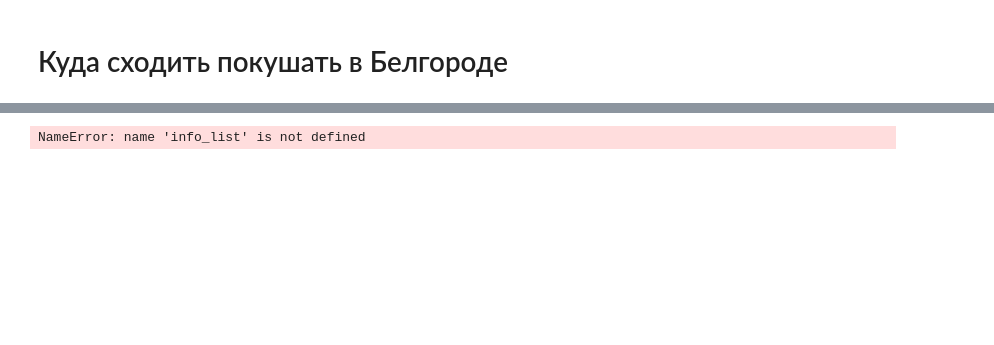
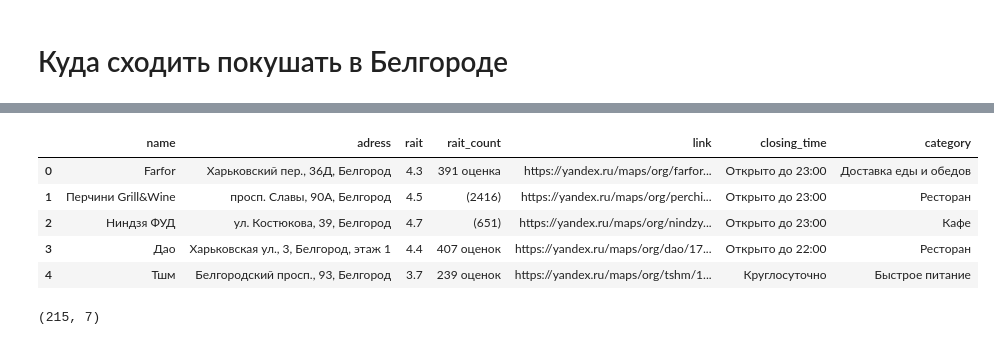
Before and after one commit to crissyro/base-of-DS, a Jupyter notebook: notebooks/parsing_food.ipynb, the cells around one changed output, grey strips where cells are left out. Drawn from its saved outputs; the diff is of its cells as text; code cells hidden in the pictures; blank space fills up the shorter version.

```diff
--- a/notebooks/parsing_food.ipynb
+++ b/notebooks/parsing_food.ipynb
@@ -142,5 +136,14 @@ info_list
 # %%
 df = pd.DataFrame(info_list)
-df
+df.head()
 # %% [output]
-NameError: name 'info_list' is not defined
+|  | name | adress | rait | rait_count | link | closing_time | category |
+| 0 | Farfor | Харьковский пер., 36Д, Белгород | 4.3 | 391 оценка | https://yandex.ru/maps/org/farfor... | Открыто до 23:00 | Доставка еды и обедов |
+| 1 | Перчини Grill&Wine | просп. Славы, 90А, Белгород | 4.5 | (2416) | https://yandex.ru/maps/org/perchi... | Открыто до 23:00 | Ресторан |
+| 2 | Ниндзя ФУД | ул. Костюкова, 39, Белгород | 4.7 | (651) | https://yandex.ru/maps/org/nindzy... | Открыто до 23:00 | Кафе |
+| 3 | Дао | Харьковская ул., 3, Белгород, этаж 1 | 4.4 | 407 оценок | https://yandex.ru/maps/org/dao/17... | Открыто до 22:00 | Ресторан |
+| 4 | Тшм | Белгородский просп., 93, Белгород | 3.7 | 239 оценок | https://yandex.ru/maps/org/tshm/1... | Круглосуточно | Быстрое питание |
+# %%
+df.shape
+# %% [output]
+(215, 7)
```
Also changed, not shown: parts of 7 cells of this notebook, 1 other file.
